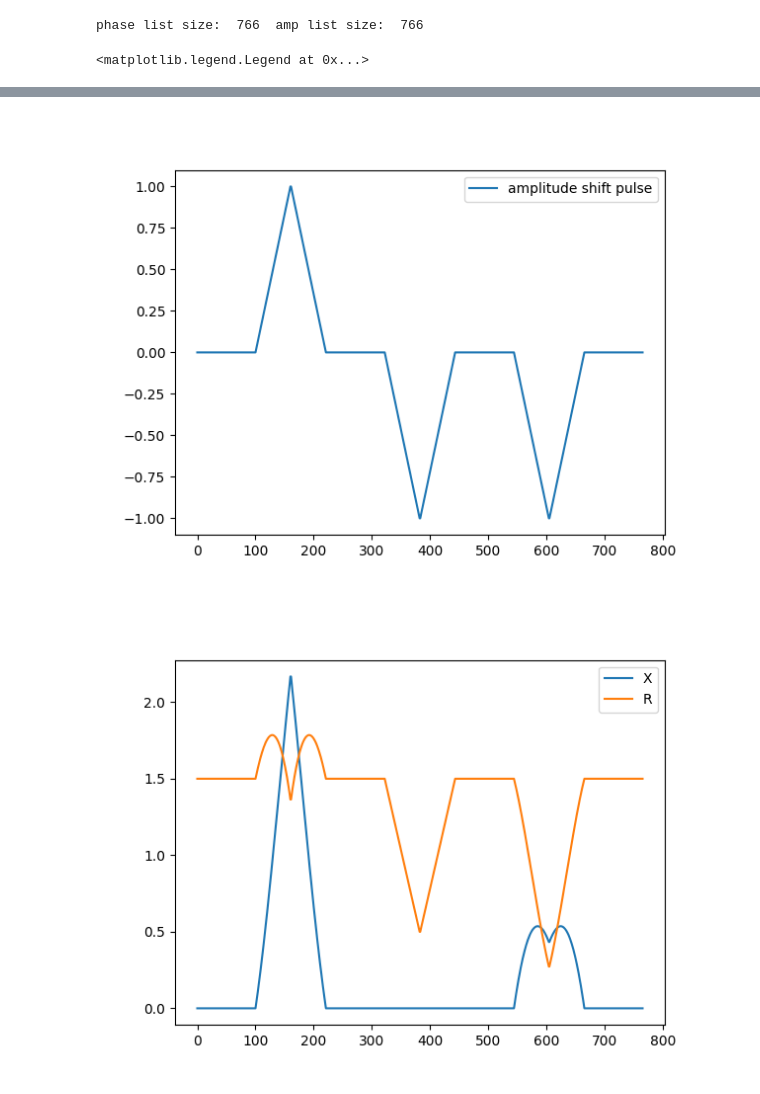
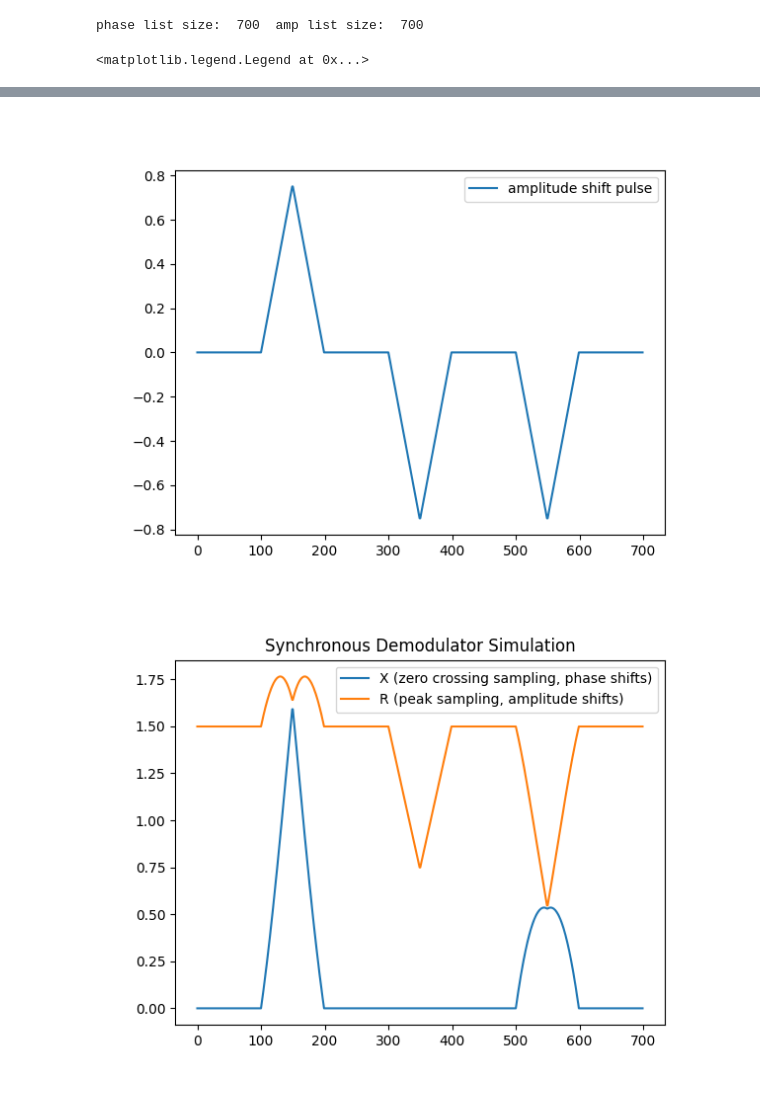
Before and after one commit to bobasaurus/lumber-plunder-metal-detector, a Jupyter notebook: jupyter/X R simulation.ipynb, the cells around one changed output, grey strips where cells are left out. Cells and saved outputs as stored; diff of their text form; code cells hidden in the pictures.

Commit message:
simplified pulse generation in jupyter X R simulation

```diff
--- a/jupyter/X R simulation.ipynb
+++ b/jupyter/X R simulation.ipynb
@@ -1,14 +1,14 @@
 # %%
 %matplotlib widget
-from wavefunctions import GenerateSinewavePoints, GenerateSinewavePeriods
 import matplotlib.pyplot as plt
 import numpy as np
+import math as m
 
 # wave and sampling parameters
 sampleRate = 500000.0
 frequency = 10000.0
 amplitude = 1.5
-numCycles = 3
+numCycles = 1
 
 # wave and sampling calculations
 period = 1.0/frequency #seconds per cycle
@@ -17,33 +17,31 @@ samplesPerCycle = sampleRate/frequency
 # set up the plot
 #plt.axhline(y = 0.0, color = 'g', linestyle = '--')
 
-phasePulseMax = 60;
-phasePulseInterval = 1.0;
+phaseMax = 45.0
 phasePulseList = np.concatenate((
     np.zeros(100),
-    np.arange(0, phasePulseMax + phasePulseInterval, phasePulseInterval),
-    np.arange(phasePulseMax, 0 - phasePulseInterval, -1 * phasePulseInterval),
+    np.linspace(0, 1, 50) * phaseMax,
+    np.linspace(1, 0, 50) * phaseMax,
     np.zeros(100),
-    np.zeros(np.arange(0, phasePulseMax + phasePulseInterval, phasePulseInterval).size),
-    np.zeros(np.arange(phasePulseMax, 0 - phasePulseInterval, -1 * phasePulseInterval).size),
+    np.zeros(50),
+    np.zeros(50),
     np.zeros(100),
-    np.arange(0, phasePulseMax + phasePulseInterval, phasePulseInterval),
-    np.arange(phasePulseMax, 0 - phasePulseInterval, -1 * phasePulseInterval),
+    np.linspace(0, 1, 50) * phaseMax,
+    np.linspace(1, 0, 50) * phaseMax,
     np.zeros(100),
 ))
 
-ampPulseMax = 1.0;
-ampPulseInterval = 1.0/phasePulseMax * ampPulseMax; # make the size match the phase list
+ampMax = 0.75
 ampPulseList = np.concatenate((
     np.zeros(100),
-    np.arange(0, ampPulseMax + ampPulseInterval, ampPulseInterval),
-    np.arange(ampPulseMax, 0 - ampPulseInterval, -1 * ampPulseInterval),
+    np.linspace(0, 1, 50) * ampMax,
+    np.linspace(1, 0, 50) * ampMax,
     np.zeros(100),
-    np.arange(0, -1 * ampPulseMax - ampPulseInterval, -1 * ampPulseInterval),
-    np.arange(-1 * ampPulseMax, 0 + ampPulseInterval, ampPulseInterval),
+    np.linspace(0, -1, 50) * ampMax,
+    np.linspace(-1, 0, 50) * ampMax,
     np.zeros(100),
-    np.arange(0, -1 * ampPulseMax - ampPulseInterval, -1 * ampPulseInterval),
-    np.arange(-1 * ampPulseMax, 0 + ampPulseInterval, ampPulseInterval),
+    np.linspace(0, -1, 50) * ampMax,
+    np.linspace(-1, 0, 50) * ampMax,
     np.zeros(100),
 ))
 
@@ -64,6 +62,8 @@ fig = plt.figure()
 
 signalX = []
 signalR = []
+signalPhaseCalc = []
+signalAmpCalc = []
 for i in range(0, phasePulseList.size):
     phase = phasePulseList[i]
     finalAmplitude = amplitude + ampPulseList[i];
@@ -73,12 +73,25 @@ for i in range(0, phasePulseList.size):
     signalX.append(sampleX)
     sampleR = signal[int(samplesPerCycle/4)]
     signalR.append(sampleR)
+
+    phaseCalc = m.atan2(sampleX, sampleR)
+    signalPhaseCalc.append(phaseCalc)
+    ampCalc = m.sqrt(sampleX*sampleX + sampleR*sampleR)
+    signalAmpCalc.append(ampCalc)
+
     #print("phase: ", phase, " X: ", sampleX, " R: ", sampleR)
 
 
-plt.plot(signalX, label="X")
-plt.plot(signalR, label="R")
+plt.title("Synchronous Demodulator Simulation")
+plt.plot(signalX, label="X (zero crossing sampling, phase shifts)")
+plt.plot(signalR, label="R (peak sampling, amplitude shifts)")
 plt.legend(loc="upper right")
+
+fig = plt.figure()
+plt.title("I Q Math Phase and Amplitude Back Calculation")
+plt.plot(signalPhaseCalc, label="phase calc")
+plt.plot(signalAmpCalc, label="amp calc")
+plt.legend(loc="upper right")
 # %% [output]
-phase list size:  766  amp list size:  766
+phase list size:  700  amp list size:  700
 <matplotlib.legend.Legend at 0x...>
@@ -86,2 +99,2 @@ phase list size:  766  amp list size:  766
-[figure, old version]
+[figure, new version]
-[figure, old version]
+[figure, new version]
```
Also changed, not shown: parts of 1 cell of this notebook.
